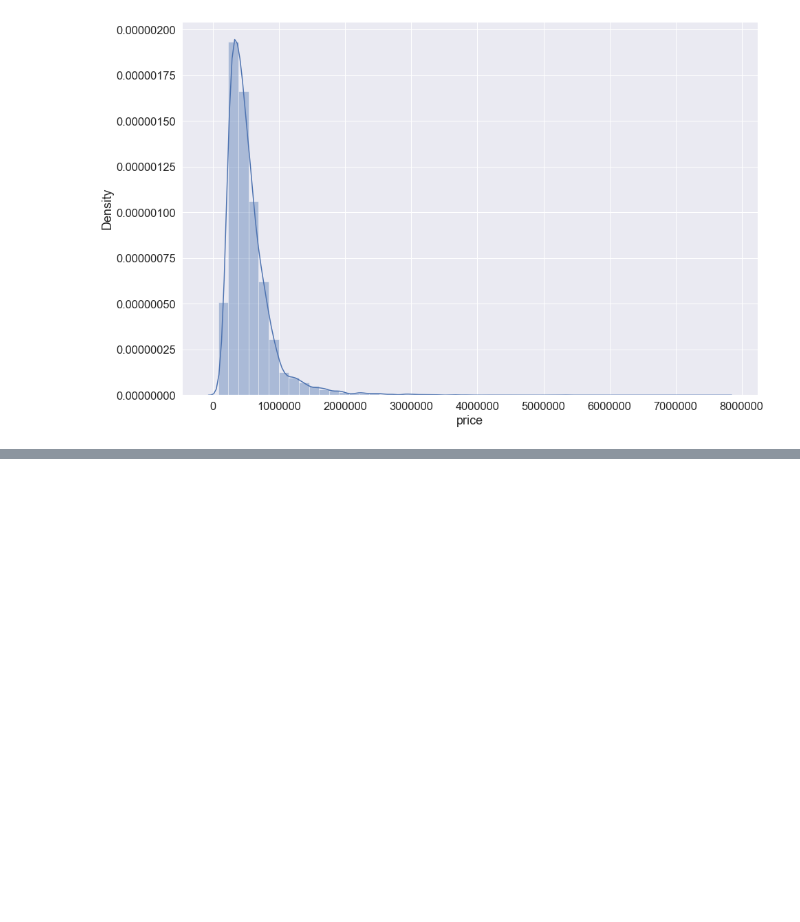
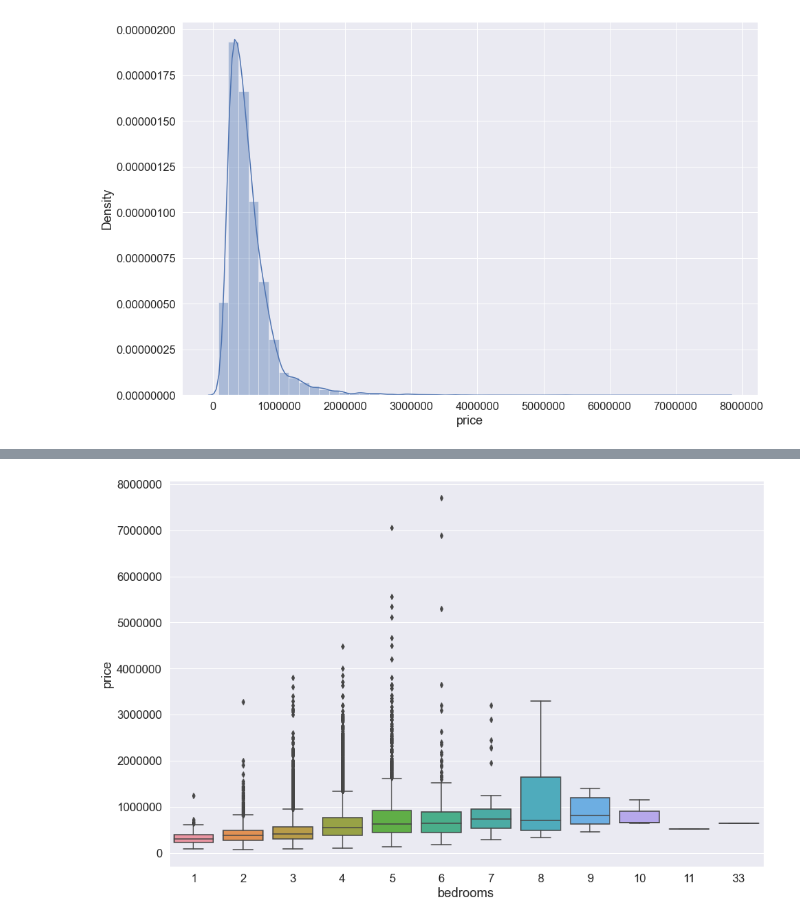
Before and after one commit to Ganesh4693/Tensorflow, a Jupyter notebook: Tensorflow.ipynb, the cells around one changed output, grey strips where cells are left out. Cells and saved outputs as stored; diff of their text form; code cells hidden in the pictures; blank space fills up the shorter version.

```diff
--- a/Tensorflow.ipynb
+++ b/Tensorflow.ipynb
@@ -94,0 +144,6 @@ plt.ticklabel_format(style='plain', axis='both')
+# %%
+plt.figure(figsize=(15,10))
+sns.boxplot(y='price',x='bedrooms',data=df)
+plt.ticklabel_format(style='plain', axis='y')
+# %% [output]
+[figure, added]
```
Also changed, not shown: parts of 52 cells of this notebook.
